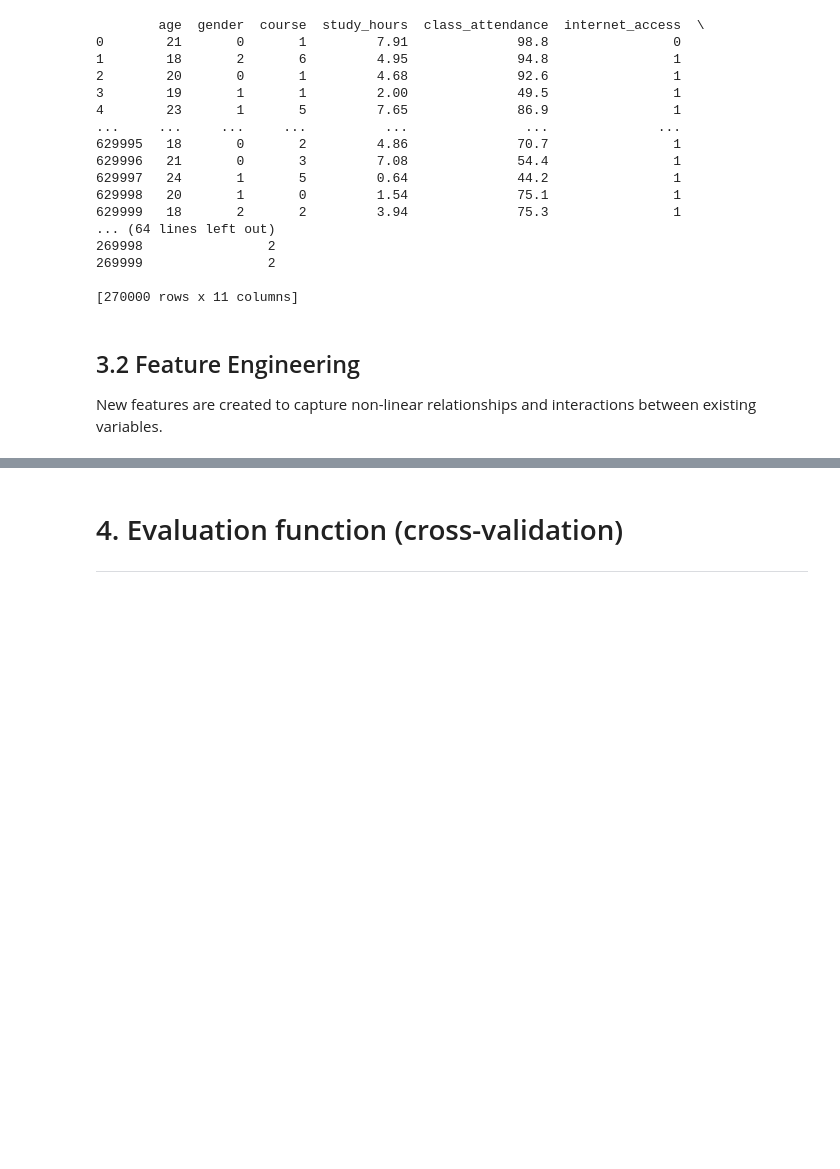
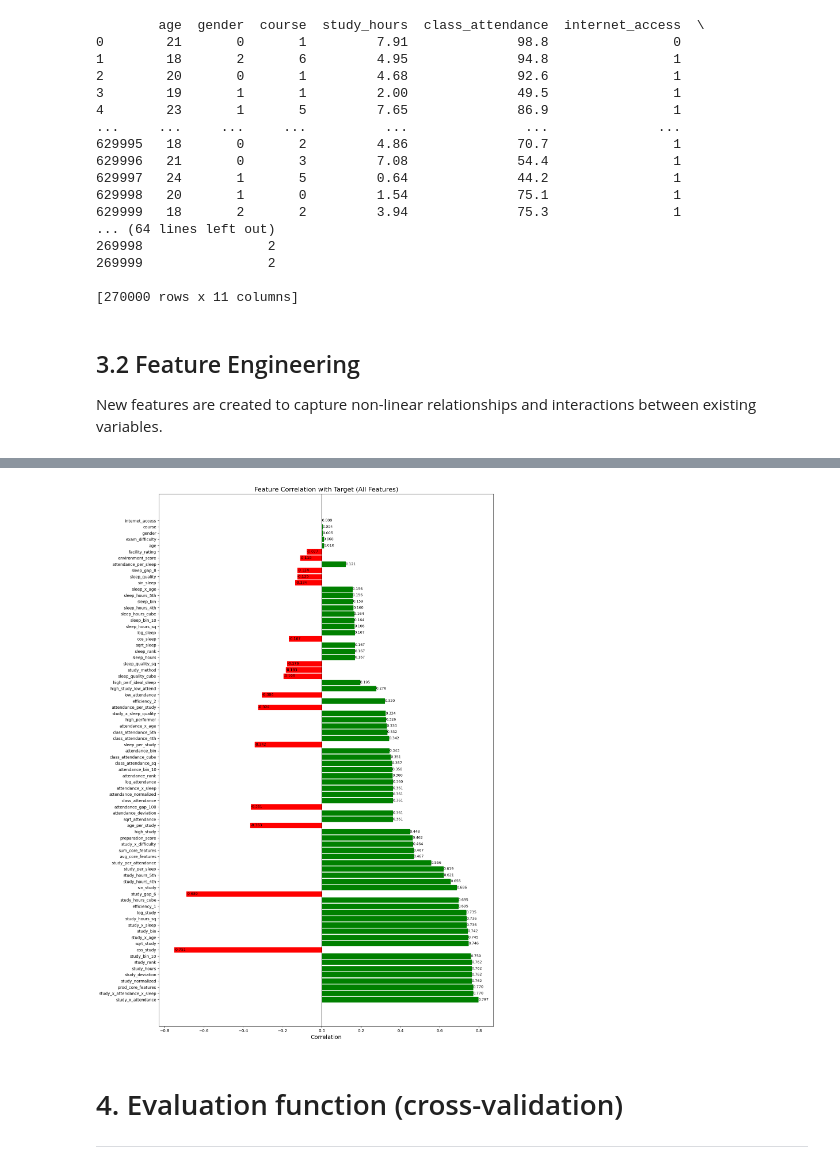
Before and after one commit to JonasSouza871/kaggle-playground-s6e1, a Jupyter notebook: Predicting_Student_Test_Scores.ipynb, the cells around one changed output, grey strips where cells are left out. Drawn from its saved outputs; the diff is of its cells as text; code cells hidden in the pictures; blank space fills up the shorter version.

```diff
--- a/Predicting_Student_Test_Scores.ipynb
+++ b/Predicting_Student_Test_Scores.ipynb
@@ -489,6 +492,31 @@ Dataset com features enriquecidas criado.
 | 3 | 19 | 1 | 1 | 2.00 | 49.5 | 1 | 8.3 | 0 | ... |
 | 4 | 23 | 1 | 5 | 7.65 | 86.9 | 1 | 9.6 | 1 | ... |
 5 rows × 78 columns
+# %%
+import matplotlib.pyplot as plt
+
+df_corr = X_transf.copy()
+df_corr["target"] = y
+
+corr_target = df_corr.corr(numeric_only=True)["target"].drop("target")
+corr_sorted = corr_target.abs().sort_values(ascending=False)
+corr_sorted = corr_target.loc[corr_sorted.index]
+height = len(corr_sorted) * 0.25
+plt.figure(figsize=(14, max(8, height)))
+bars = plt.barh(corr_sorted.index, corr_sorted.values)
+for bar, val in zip(bars, corr_sorted.values):
+    bar.set_color("green" if val > 0 else "red")
+    plt.text(val, bar.get_y() + bar.get_height()/2, f"{val:.3f}",
+             va='center', fontsize=9)
+
+plt.axvline(0, color='black', linewidth=0.8)
+plt.title("Feature Correlation with Target (All Features)", fontsize=16)
+plt.xlabel("Correlation", fontsize=14)
+plt.yticks(fontsize=10)
+plt.tight_layout()
+plt.show()
+# %% [output]
+[figure, added]
 # %% [markdown]
 # 4. Evaluation function (cross-validation)
 
```
Also changed, not shown: parts of 11 cells of this notebook, 11 other files.
